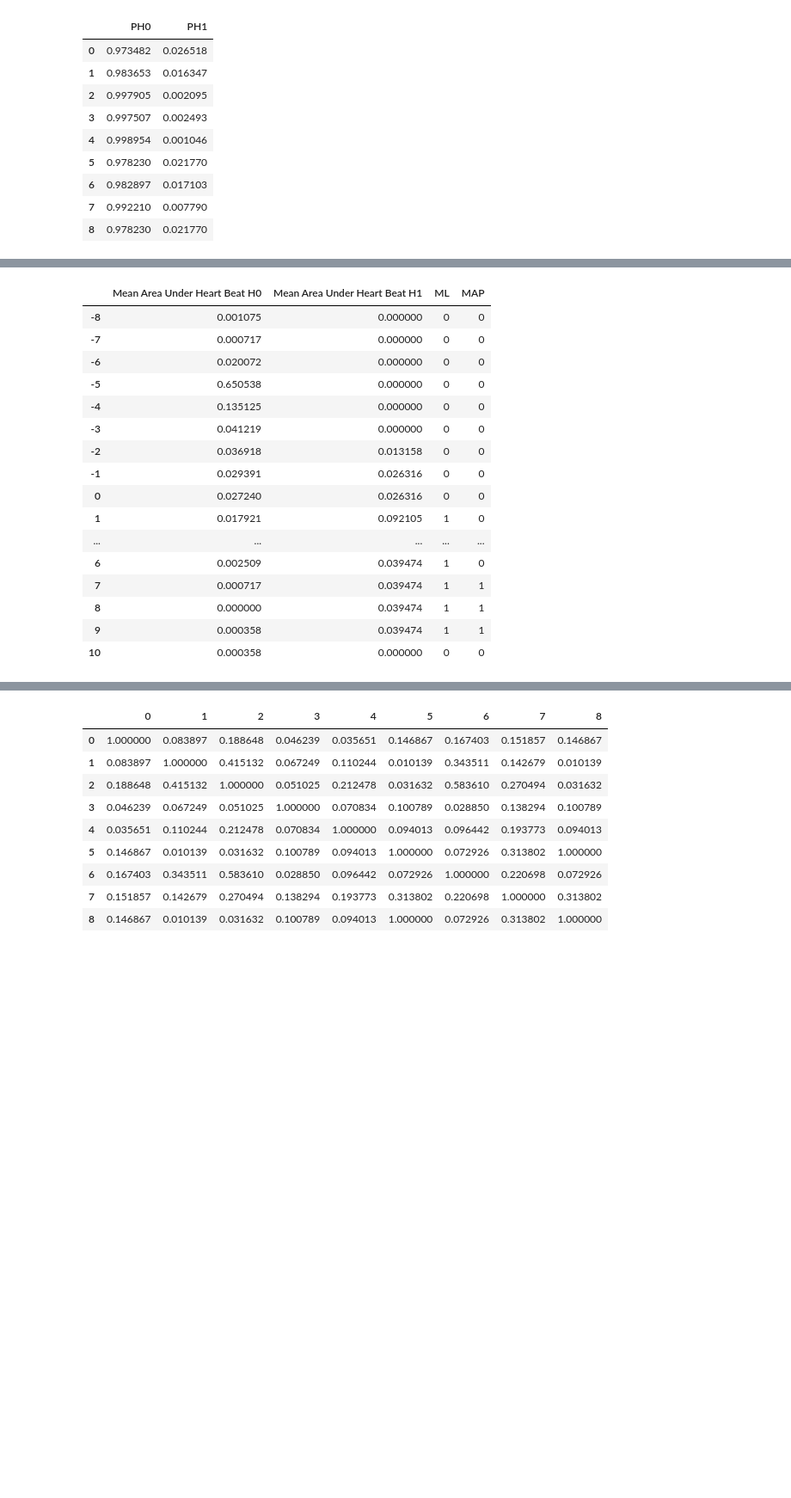
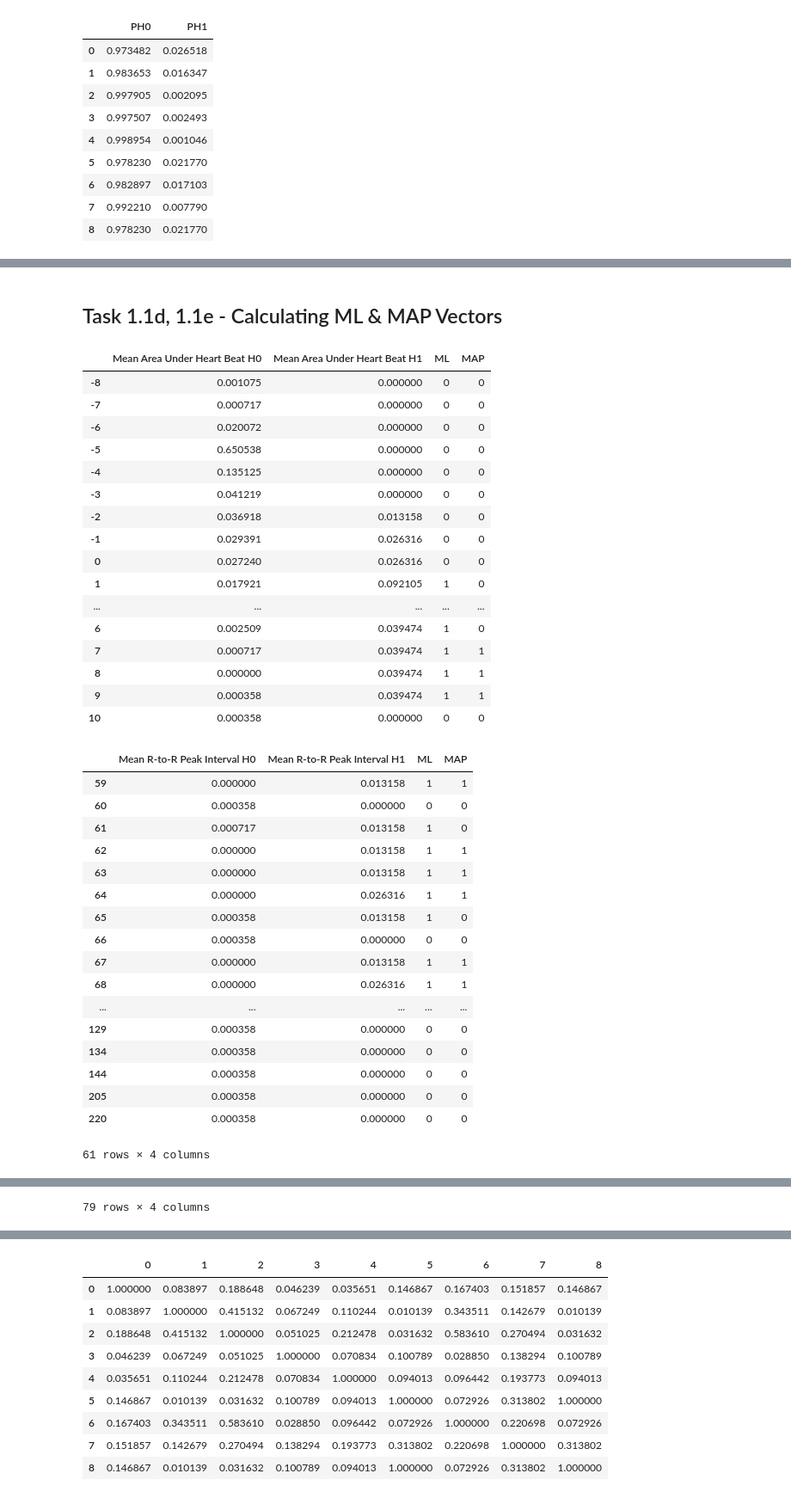
Before and after one commit to rahulsurti97/hospital_research, a Jupyter notebook: final_project.ipynb, the cells around one changed output, grey strips where cells are left out. Shown at 86% size. Drawn from its saved outputs; the diff is of its cells as text; code cells hidden in the pictures; blank space fills up the shorter version.

```diff
--- a/final_project.ipynb
+++ b/final_project.ipynb
@@ -143,32 +160,50 @@ for patient_index, patient in enumerate(likelihood_matrix):
+# %% [markdown]
+## Task 1.1d, 1.1e - Calculating ML & MAP Vectors
 # %%
 for patient_index, patient in enumerate(likelihood_matrix):
     for feature_index, feature in enumerate(patient):
         feature_h0 = feature[feature.columns[0]]
         feature_h1 = feature[feature.columns[1]]
         prior_h0 = prior_probabilities['PH0'].loc[patient_index]
         prior_h1 = prior_probabilities['PH1'].loc[patient_index]
 
         feature['ML']  = (feature_h1 >= feature_h0).astype(int)
         feature['MAP'] = (prior_h1 * feature_h1 >= prior_h0 * feature_h0).astype(int)
-
-
-df = likelihood_matrix[0][0]
-df
+        if patient_index == 0:
+            display(feature)
 # %% [output]
 |  | Mean Area Under Heart Beat H0 | Mean Area Under Heart Beat H1 | ML | MAP |
 | -8 | 0.001075 | 0.000000 | 0 | 0 |
 | -7 | 0.000717 | 0.000000 | 0 | 0 |
 | -6 | 0.020072 | 0.000000 | 0 | 0 |
 | -5 | 0.650538 | 0.000000 | 0 | 0 |
 | -4 | 0.135125 | 0.000000 | 0 | 0 |
 | -3 | 0.041219 | 0.000000 | 0 | 0 |
 | -2 | 0.036918 | 0.013158 | 0 | 0 |
 | -1 | 0.029391 | 0.026316 | 0 | 0 |
 | 0 | 0.027240 | 0.026316 | 0 | 0 |
 | 1 | 0.017921 | 0.092105 | 1 | 0 |
 | ... | ... | ... | ... | ... |
 | 6 | 0.002509 | 0.039474 | 1 | 0 |
 | 7 | 0.000717 | 0.039474 | 1 | 1 |
 | 8 | 0.000000 | 0.039474 | 1 | 1 |
 | 9 | 0.000358 | 0.039474 | 1 | 1 |
 | 10 | 0.000358 | 0.000000 | 0 | 0 |
+|  | Mean R-to-R Peak Interval H0 | Mean R-to-R Peak Interval H1 | ML | MAP |
+| 59 | 0.000000 | 0.013158 | 1 | 1 |
+| 60 | 0.000358 | 0.000000 | 0 | 0 |
+| 61 | 0.000717 | 0.013158 | 1 | 0 |
+| 62 | 0.000000 | 0.013158 | 1 | 1 |
+| 63 | 0.000000 | 0.013158 | 1 | 1 |
+| 64 | 0.000000 | 0.026316 | 1 | 1 |
+| 65 | 0.000358 | 0.013158 | 1 | 0 |
+| 66 | 0.000358 | 0.000000 | 0 | 0 |
+| 67 | 0.000000 | 0.013158 | 1 | 1 |
+| 68 | 0.000000 | 0.026316 | 1 | 1 |
+| ... | ... | ... | ... | ... |
+| 129 | 0.000358 | 0.000000 | 0 | 0 |
+| 134 | 0.000358 | 0.000000 | 0 | 0 |
+| 144 | 0.000358 | 0.000000 | 0 | 0 |
+| 205 | 0.000358 | 0.000000 | 0 | 0 |
+| 220 | 0.000358 | 0.000000 | 0 | 0 |
+61 rows × 4 columns
@@ -174,0 +244 @@ df
+79 rows × 4 columns
```
Also changed, not shown: parts of 34 cells of this notebook.
